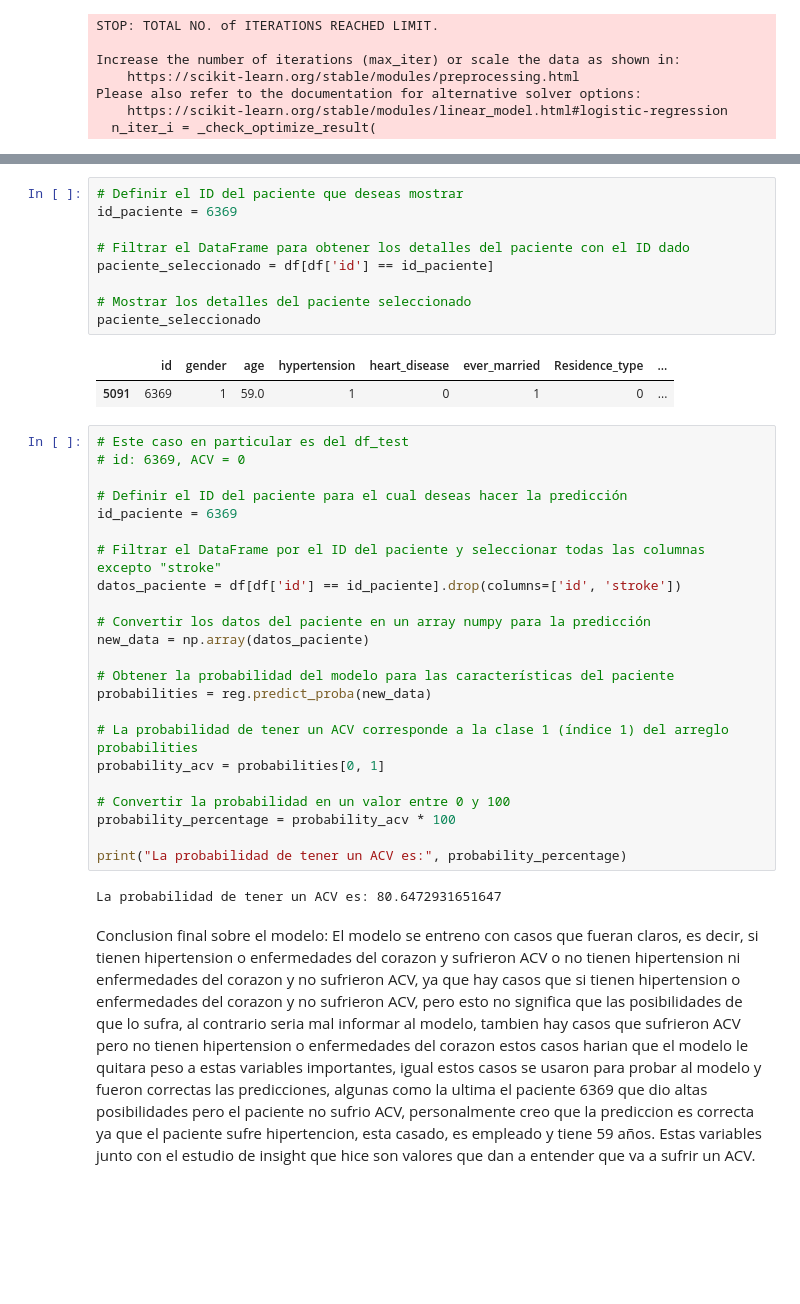
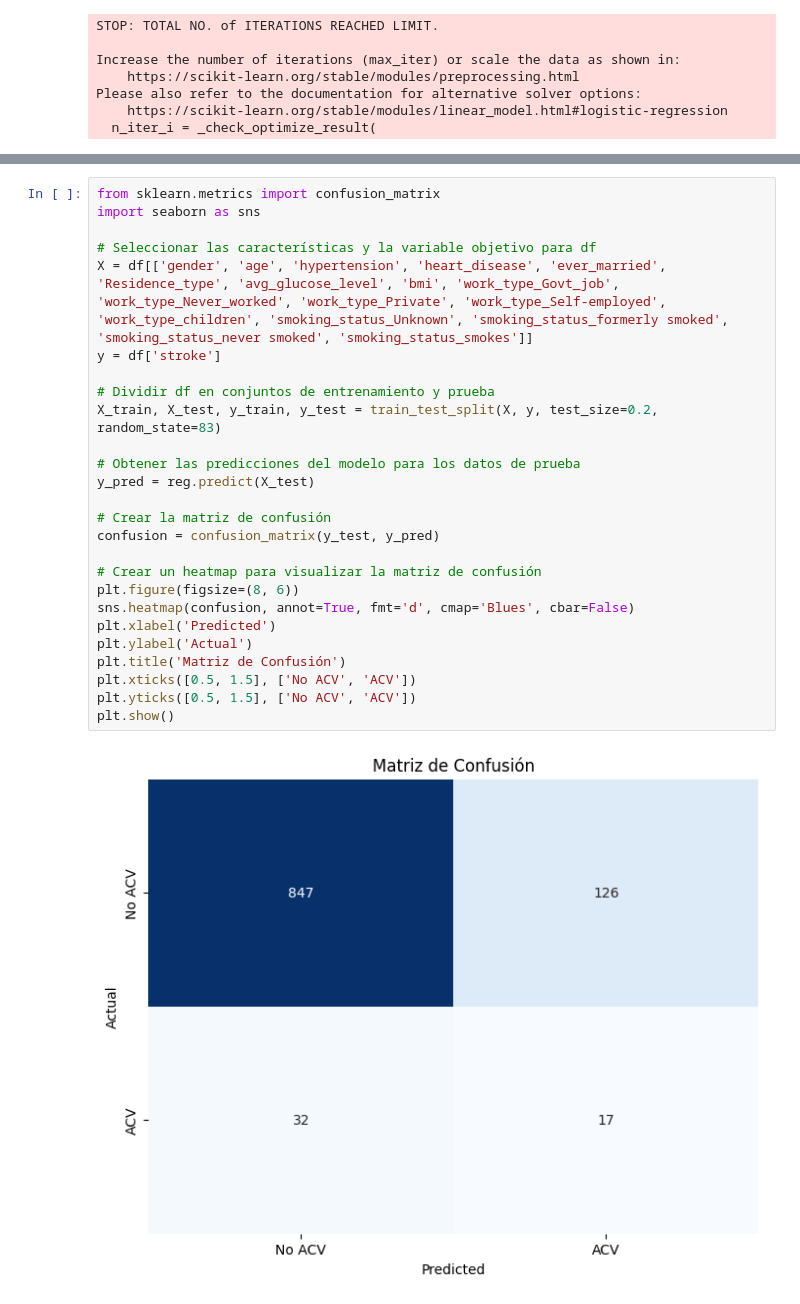
Before and after one commit to Lucassanc/Proyecto-Final-Data-Science, a Jupyter notebook: MODELO.ipynb, the cells around one changed output, grey strips where cells are left out. Saved outputs shown, nothing was run; the diff lists cells and outputs as text; blank space fills up the shorter version.

```diff
--- a/MODELO.ipynb
+++ b/MODELO.ipynb
@@ -231,39 +102,28 @@ La probabilidad de tener un ACV es: 1.8296381028315651
-# %%
-# Definir el ID del paciente que deseas mostrar
-id_paciente = 6369
-
-# Filtrar el DataFrame para obtener los detalles del paciente con el ID dado
-paciente_seleccionado = df[df['id'] == id_paciente]
-
-# Mostrar los detalles del paciente seleccionado
-paciente_seleccionado
-# %% [output]
-|  | id | gender | age | hypertension | heart_disease | ever_married | Residence_type | ... |
-| 5091 | 6369 | 1 | 59.0 | 1 | 0 | 1 | 0 | ... |
-# %%
-# Este caso en particular es del df_test
-# id: 6369, ACV = 0
-
-# Definir el ID del paciente para el cual deseas hacer la predicción
-id_paciente = 6369
-
-# Filtrar el DataFrame por el ID del paciente y seleccionar todas las columnas excepto "stroke"
-datos_paciente = df[df['id'] == id_paciente].drop(columns=['id', 'stroke'])
-
-# Convertir los datos del paciente en un array numpy para la predicción
-new_data = np.array(datos_paciente)
-
-# Obtener la probabilidad del modelo para las características del paciente
-probabilities = reg.predict_proba(new_data)
-
-# La probabilidad de tener un ACV corresponde a la clase 1 (índice 1) del arreglo probabilities
-probability_acv = probabilities[0, 1]
-
-# Convertir la probabilidad en un valor entre 0 y 100
-probability_percentage = probability_acv * 100
-
-print("La probabilidad de tener un ACV es:", probability_percentage)
-# %% [output]
-La probabilidad de tener un ACV es: 80.6472931651647
-# %% [markdown]
-Conclusion final sobre el modelo: El modelo se entreno con casos que fueran claros, es decir, si tienen hipertension o enfermedades del corazon y sufrieron ACV o no tienen hipertension ni enfermedades del corazon y no sufrieron ACV, ya que hay casos que si tienen hipertension o enfermedades del corazon y no sufrieron ACV, pero esto no significa que las posibilidades de que lo sufra, al contrario seria mal informar al modelo, tambien hay casos que sufrieron ACV pero no tienen hipertension o enfermedades del corazon estos casos harian que el modelo le quitara peso a estas variables importantes, igual estos casos se usaron para probar al modelo y fueron correctas las predicciones, algunas como la ultima el paciente 6369 que dio altas posibilidades pero el paciente no sufrio ACV, personalmente creo que la prediccion es correcta ya que el paciente sufre hipertencion, esta casado, es empleado y tiene 59 años. Estas variables junto con el estudio de insight que hice son valores que dan a entender que va a sufrir un ACV.
+# %%
+from sklearn.metrics import confusion_matrix
+import seaborn as sns
+
+# Seleccionar las características y la variable objetivo para df
+X = df[['gender', 'age', 'hypertension', 'heart_disease', 'ever_married', 'Residence_type', 'avg_glucose_level', 'bmi', 'work_type_Govt_job', 'work_type_Never_worked', 'work_type_Private', 'work_type_Self-employed', 'work_type_children', 'smoking_status_Unknown', 'smoking_status_formerly smoked', 'smoking_status_never smoked', 'smoking_status_smokes']]
+y = df['stroke']
+
+# Dividir df en conjuntos de entrenamiento y prueba
+X_train, X_test, y_train, y_test = train_test_split(X, y, test_size=0.2, random_state=83)
+
+# Obtener las predicciones del modelo para los datos de prueba
+y_pred = reg.predict(X_test)
+
+# Crear la matriz de confusión
+confusion = confusion_matrix(y_test, y_pred)
+
+# Crear un heatmap para visualizar la matriz de confusión
+plt.figure(figsize=(8, 6))
+sns.heatmap(confusion, annot=True, fmt='d', cmap='Blues', cbar=False)
+plt.xlabel('Predicted')
+plt.ylabel('Actual')
+plt.title('Matriz de Confusión')
+plt.xticks([0.5, 1.5], ['No ACV', 'ACV'])
+plt.yticks([0.5, 1.5], ['No ACV', 'ACV'])
+plt.show()
+# %% [output]
+[figure, added]
```
Also changed, not shown: parts of 13 cells of this notebook.
